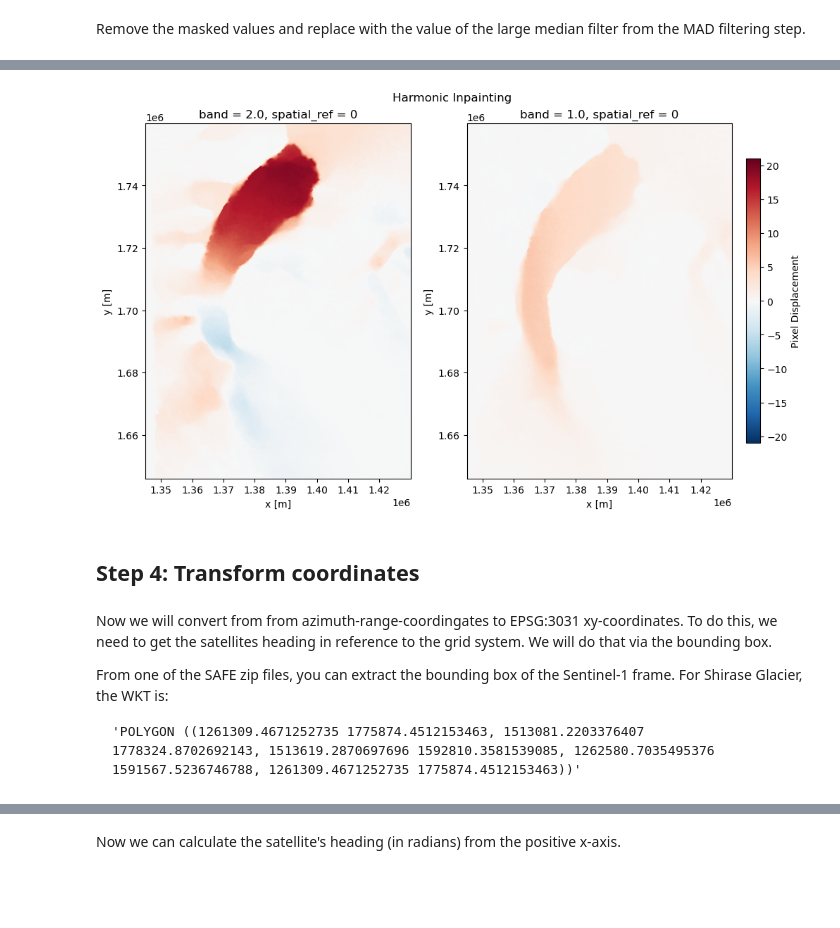
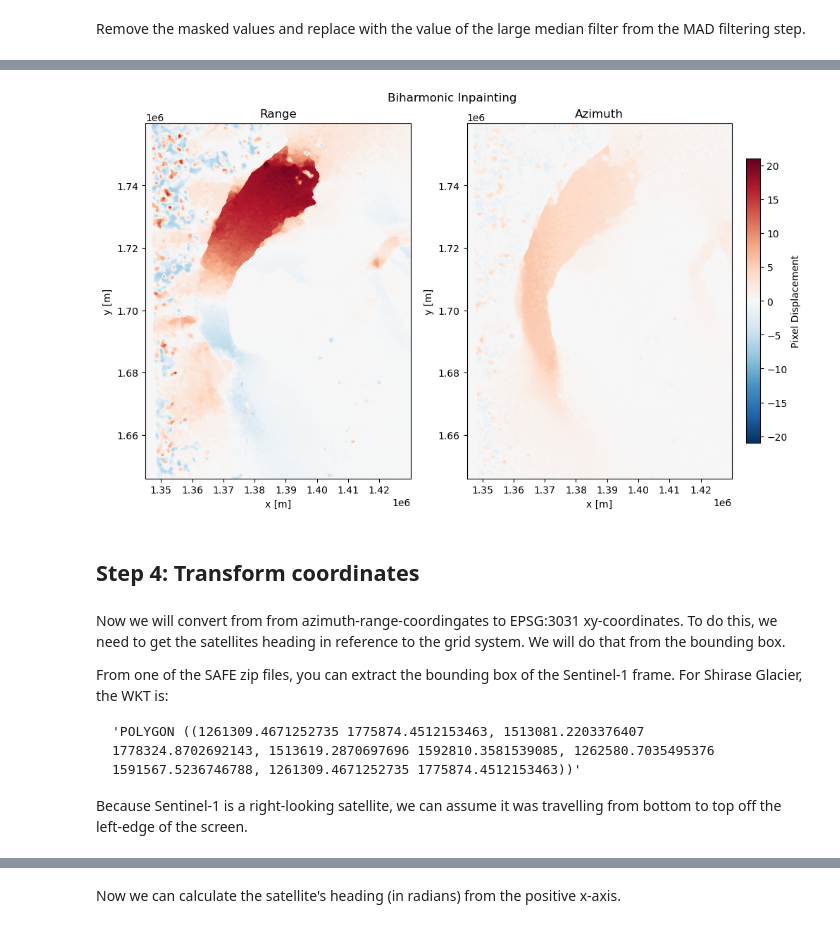
Before and after one commit to jackplogan33/crevasse-advection, a Jupyter notebook: 03-postprocess_offsets.ipynb, the cells around one changed output, grey strips where cells are left out. Cells and saved outputs as stored; diff of their text form; code cells hidden in the pictures; blank space fills up the shorter version.

````diff
--- a/03-postprocess_offsets.ipynb
+++ b/03-postprocess_offsets.ipynb
@@ -267,19 +279,33 @@ rg_filled = lap_infill(rg_masked, med_rg, full_mask_rg)
-# %%
-fig, axs = plot_offsets(az_filled, rg_filled)
-
-ax2.set_title('Range')
-ax2.set_title('Azimuth')
-
-plt.suptitle('Harmonic Inpainting')
-plt.show()
-# %% [output]
-[figure, removed]
+# %%
+az_inpaint = xr.apply_ufunc(
+    inpaint_biharmonic,
+    az,
+    full_mask_az
+)
+
+rg_inpaint = xr.apply_ufunc(
+    inpaint_biharmonic,
+    rg,
+    full_mask_rg
+)
+
+fig, axs = plot_offsets(rg_inpaint, az_inpaint)
+ax1, ax2 = axs
+
+ax1.set_title('Range')
+ax2.set_title('Azimuth')
+
+plt.suptitle('Biharmonic Inpainting')
+plt.show()
+# %% [output]
+[figure, added]
 # %% [markdown]
 ## Step 4: Transform coordinates
 # %% [markdown]
-Now we will convert from from azimuth-range-coordingates to EPSG:3031 xy-coordinates. To do this, we need to get the satellites heading in reference to the grid system. We will do that via the bounding box.
+Now we will convert from from azimuth-range-coordingates to EPSG:3031 xy-coordinates. To do this, we need to get the satellites heading in reference to the grid system. We will do that from the bounding box.
 
 From one of the SAFE zip files, you can extract the bounding box of the Sentinel-1 frame. For Shirase Glacier, the WKT is:
 ```
 'POLYGON ((1261309.4671252735 1775874.4512153463, 1513081.2203376407 1778324.8702692143, 1513619.2870697696 1592810.3581539085, 1262580.7035495376 1591567.5236746788, 1261309.4671252735 1775874.4512153463))'
 ```
+Because Sentinel-1 is a right-looking satellite, we can assume it was travelling from bottom to top off the left-edge of the screen.
````
Also changed, not shown: parts of 39 cells of this notebook, 1 other file.
